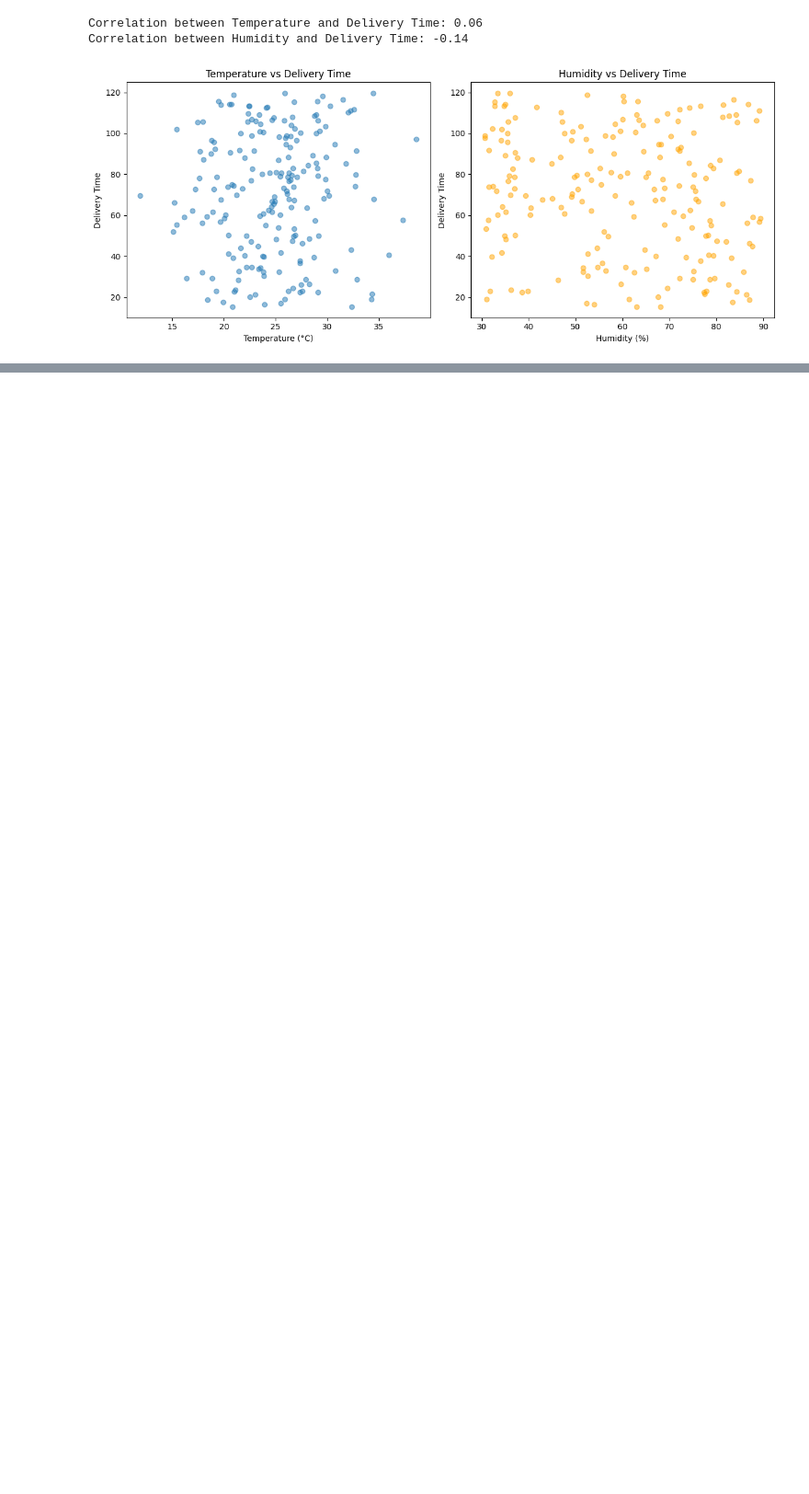
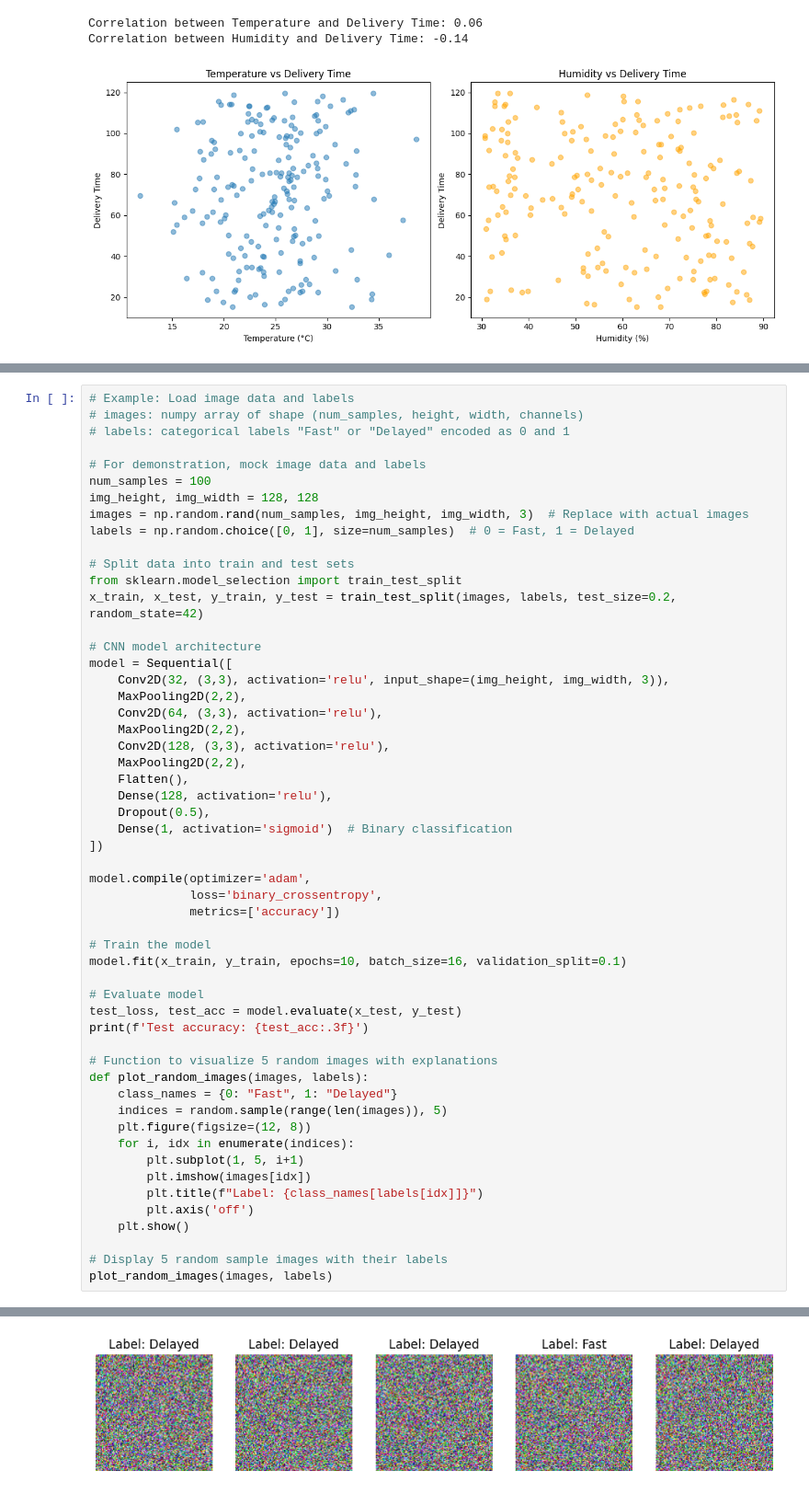
Before and after one commit to princypandya/Food-Delivery-Time-Prediction, a Jupyter notebook: Assi7_CNN_Apropri_Evaluation_Validation.ipynb, the cells around one changed output, grey strips where cells are left out. Shown at 92% size. Cells and saved outputs as stored; diff of their text form; blank space fills up the shorter version.

```diff
--- a/Assi7_CNN_Apropri_Evaluation_Validation.ipynb
+++ b/Assi7_CNN_Apropri_Evaluation_Validation.ipynb
@@ -380,0 +310,55 @@ By leveraging insights from both clustering (to understand patterns and grouping
+# %%
+# Example: Load image data and labels
+# images: numpy array of shape (num_samples, height, width, channels)
+# labels: categorical labels "Fast" or "Delayed" encoded as 0 and 1
+
+# For demonstration, mock image data and labels
+num_samples = 100
+img_height, img_width = 128, 128
+images = np.random.rand(num_samples, img_height, img_width, 3)  # Replace with actual images
+labels = np.random.choice([0, 1], size=num_samples)  # 0 = Fast, 1 = Delayed
+
+# Split data into train and test sets
+from sklearn.model_selection import train_test_split
+x_train, x_test, y_train, y_test = train_test_split(images, labels, test_size=0.2, random_state=42)
+
+# CNN model architecture
+model = Sequential([
+    Conv2D(32, (3,3), activation='relu', input_shape=(img_height, img_width, 3)),
+    MaxPooling2D(2,2),
+    Conv2D(64, (3,3), activation='relu'),
+    MaxPooling2D(2,2),
+    Conv2D(128, (3,3), activation='relu'),
+    MaxPooling2D(2,2),
+    Flatten(),
+    Dense(128, activation='relu'),
+    Dropout(0.5),
+    Dense(1, activation='sigmoid')  # Binary classification
+])
+
+model.compile(optimizer='adam',
+              loss='binary_crossentropy',
+              metrics=['accuracy'])
+
+# Train the model
+model.fit(x_train, y_train, epochs=10, batch_size=16, validation_split=0.1)
+
+# Evaluate model
+test_loss, test_acc = model.evaluate(x_test, y_test)
+print(f'Test accuracy: {test_acc:.3f}')
+
+# Function to visualize 5 random images with explanations
+def plot_random_images(images, labels):
+    class_names = {0: "Fast", 1: "Delayed"}
+    indices = random.sample(range(len(images)), 5)
+    plt.figure(figsize=(12, 8))
+    for i, idx in enumerate(indices):
+        plt.subplot(1, 5, i+1)
+        plt.imshow(images[idx])
+        plt.title(f"Label: {class_names[labels[idx]]}")
+        plt.axis('off')
+    plt.show()
+
+# Display 5 random sample images with their labels
+plot_random_images(images, labels)
+# %% [output]
@@ -380,0 +383 @@ By leveraging insights from both clustering (to understand patterns and grouping
+[figure, added]
```
Also changed, not shown: parts of 18 cells of this notebook.
